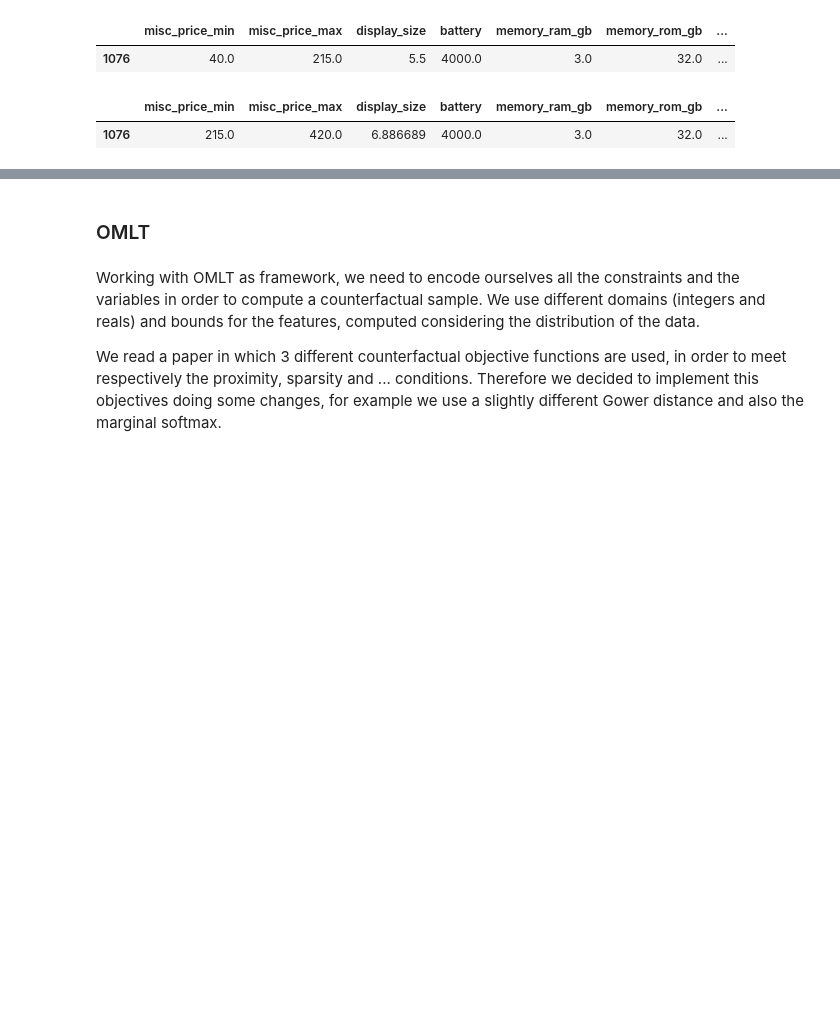
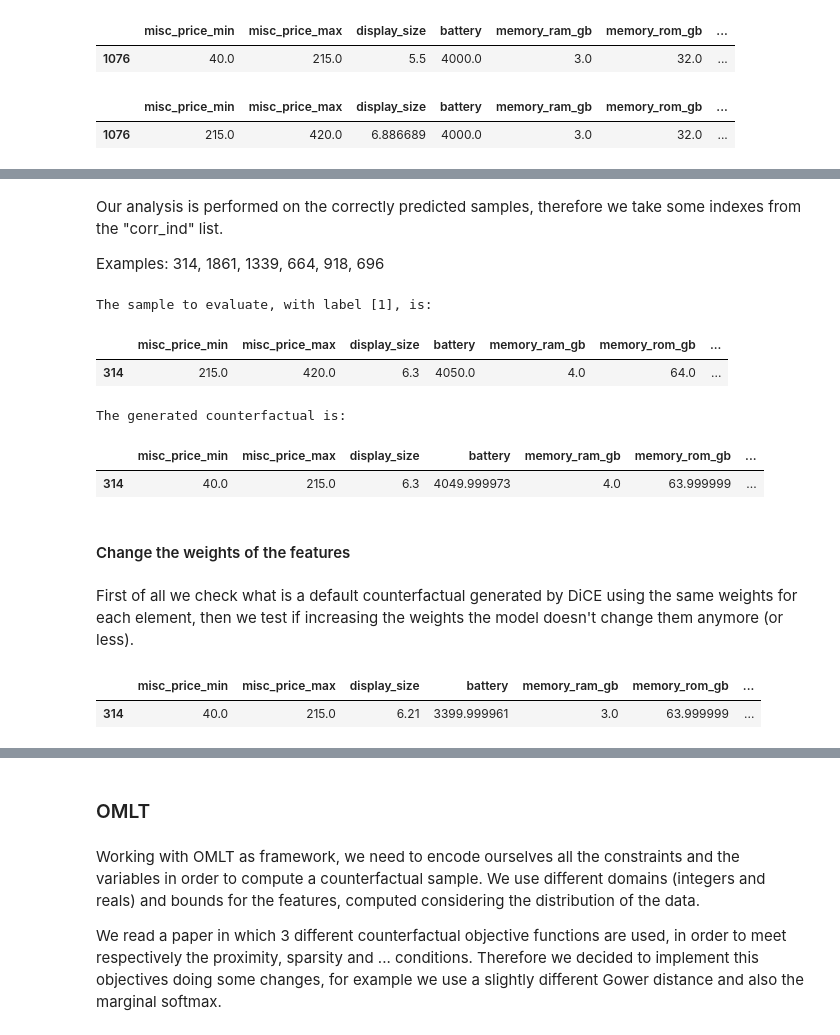
Before and after one commit to Valendrew/counterfactual-explanations, a Jupyter notebook: model_optimization.ipynb, the cells around one changed output, grey strips where cells are left out. Drawn from its saved outputs; the diff is of its cells as text; code cells hidden in the pictures; blank space fills up the shorter version.

Commit message:
Added counterfactuals changing weights and fixing features

```diff
--- a/model_optimization.ipynb
+++ b/model_optimization.ipynb
@@ -939,0 +963,3 @@ cfs_list
+# %%
+# Set all the weights to 1
+weights = np.repeat(1, len(cont_feat) + len(cat_feat))
@@ -939,0 +970,35 @@ cfs_list
+# %%
+features_to_fix = ['battery', 'display_size', 'memory_ram_gb', 'selfie_camera_resolution', 'memory_rom_gb', 'main_camera_resolution']
+feature_props = util_counterfactual.create_feature_props(X_train_val, cont_feat, cat_feat, weights, features_to_fix)
+# %% [markdown]
+Our analysis is performed on the correctly predicted samples, therefore we take some indexes from the "corr_ind" list.
+
+Examples: 314, 1861, 1339, 664, 918, 696
+# %%
+idx = 314
+
+sample_idx = X_test.loc[[idx]]
+label_idx = y_test.loc[[idx]]
+# %%
+cfs = generate_counterfactuals_from_sample_list(
+        nn_model, "dice", X_train_val, y_train_val, sample_idx, label_idx, feature_props=feature_props,
+        type_cf="lower", backend="PYT", target_column="misc_price", dice_method='genetic',
+        pipeline=cols_pipeline, save_filename=None, **kwargs_cf_dice
+)
+# %%
+print(f"The sample to evaluate, with label {label_idx.values}, is:")
+full_sample = inverse_pipeline(cols_pipeline, pd.concat([label_idx, sample_idx], axis=1))
+display(full_sample)
+print("\nThe generated counterfactual is:")
+display(cfs)
+# %% [output]
+The sample to evaluate, with label [1], is:
+|  | misc_price_min | misc_price_max | display_size | battery | memory_ram_gb | memory_rom_gb | ... |
+| 314 | 215.0 | 420.0 | 6.3 | 4050.0 | 4.0 | 64.0 | ... |
+The generated counterfactual is:
+|  | misc_price_min | misc_price_max | display_size | battery | memory_ram_gb | memory_rom_gb | ... |
+| 314 | 40.0 | 215.0 | 6.3 | 4049.999973 | 4.0 | 63.999999 | ... |
+# %% [markdown]
+#### Change the weights of the features
+# %% [markdown]
+First of all we check what is a default counterfactual generated by DiCE using the same weights for each element, then we test if increasing the weights the model doesn't change them anymore (or less).
@@ -939,0 +1013,10 @@ cfs_list
+# %%
+cfs = generate_counterfactuals_from_sample_list(
+        nn_model, "dice", X_train_val, y_train_val, sample_idx, label_idx, feature_props=feature_props,
+        type_cf="lower", backend="PYT", target_column="misc_price", dice_method='genetic',
+        pipeline=cols_pipeline, save_filename=None, **kwargs_cf_dice
+)
+cfs
+# %% [output]
+|  | misc_price_min | misc_price_max | display_size | battery | memory_ram_gb | memory_rom_gb | ... |
+| 314 | 40.0 | 215.0 | 6.21 | 3399.999961 | 3.0 | 63.999999 | ... |
```
Also changed, not shown: parts of 14 cells of this notebook, 3 other files.
